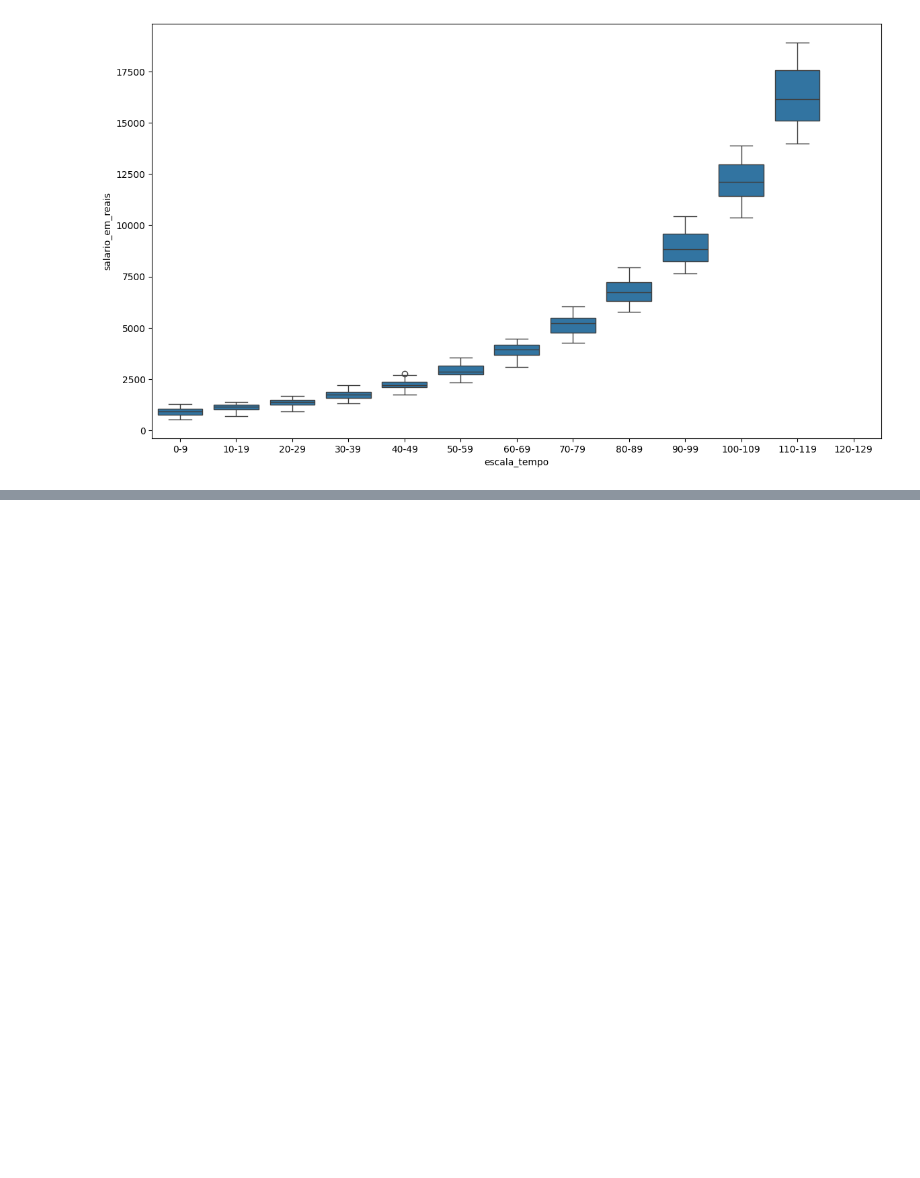
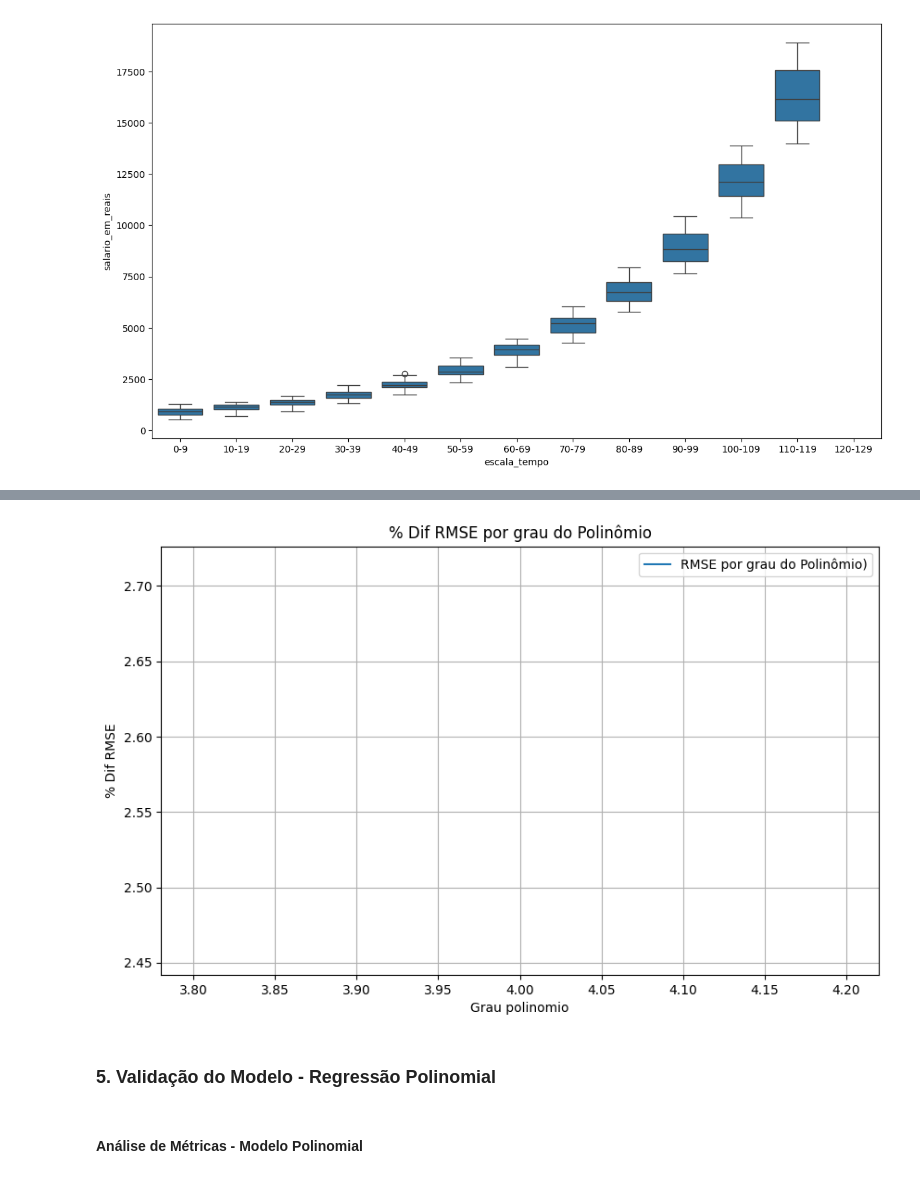
Before and after one commit to mgckaled/ignite-devia-supervised_algorithms, a Jupyter notebook: notebooks/modelo_salario.ipynb, the cells around one changed output, grey strips where cells are left out. Cells and saved outputs as stored; diff of their text form; code cells hidden in the pictures; blank space fills up the shorter version.

```diff
--- a/notebooks/modelo_salario.ipynb
+++ b/notebooks/modelo_salario.ipynb
@@ -185,0 +519,17 @@ sns.boxplot(df_salarios_bucketing, x='escala_tempo', y="salario_em_reais")
+# %%
+# Plotar Gráfico para comprar %Dif RMSE (Treino e Teste)
+plt.figure(figsize=(10, 6))
+plt.plot(graus_polynomial, percentual_rmse_values,
+         label='RMSE por grau do Polinômio)')
+plt.xlabel("Grau polinomio")
+plt.ylabel("% Dif RMSE")
+plt.title("% Dif RMSE por grau do Polinômio")
+plt.legend()
+plt.grid(True)
+plt.show()
+# %% [output]
+[figure, added]
+# %% [markdown]
+### 5. Validação do Modelo - Regressão Polinomial
+# %% [markdown]
+#### Análise de Métricas - Modelo Polinomial
```
Also changed, not shown: parts of 56 cells of this notebook, 4 other files.
